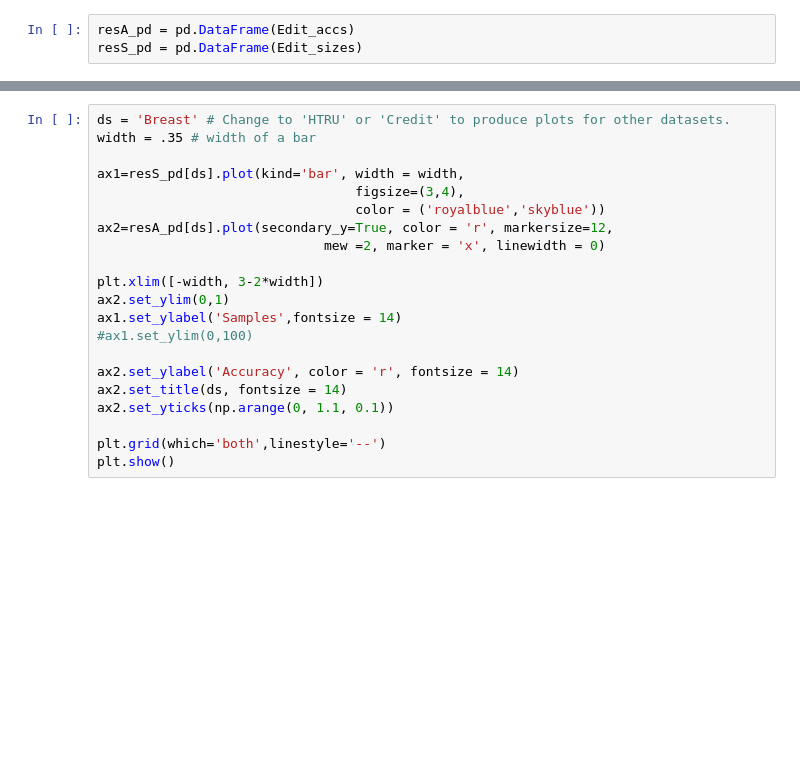
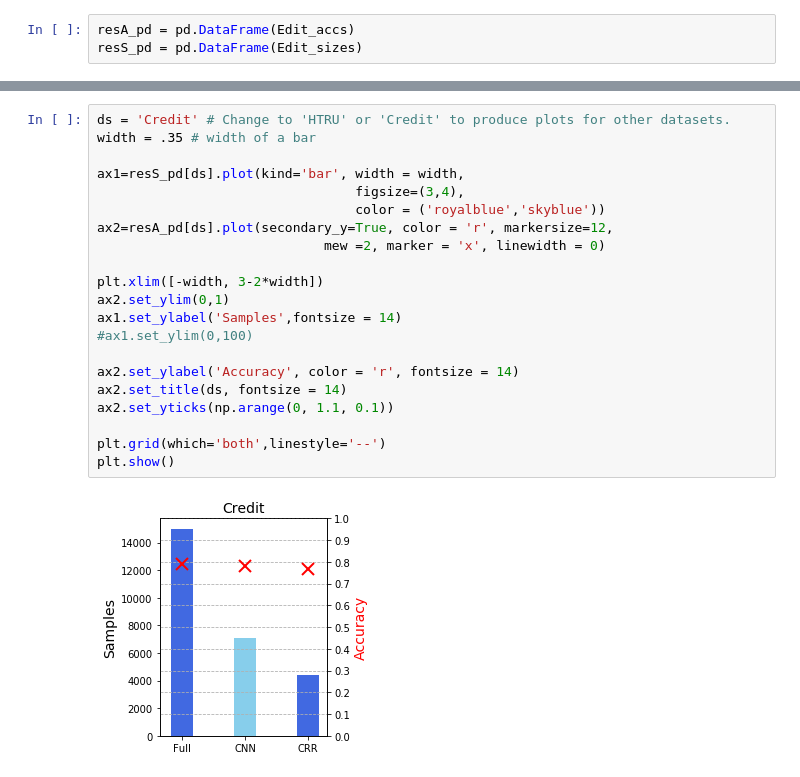
Before and after one commit to PadraigC/kNNTutorial, a Jupyter notebook: kNN-InstSel.ipynb, the cells around one changed output, grey strips where cells are left out. Drawn from its saved outputs; the diff is of its cells as text; blank space fills up the shorter version.

```diff
--- a/kNN-InstSel.ipynb
+++ b/kNN-InstSel.ipynb
@@ -178,21 +229,23 @@ resA_pd
 # %%
-ds = 'Breast' # Change to 'HTRU' or 'Credit' to produce plots for other datasets.
+ds = 'Credit' # Change to 'HTRU' or 'Credit' to produce plots for other datasets.
 width = .35 # width of a bar
 
 ax1=resS_pd[ds].plot(kind='bar', width = width,
                                  figsize=(3,4),
                                  color = ('royalblue','skyblue'))
 ax2=resA_pd[ds].plot(secondary_y=True, color = 'r', markersize=12,
                              mew =2, marker = 'x', linewidth = 0)
 
 plt.xlim([-width, 3-2*width])
 ax2.set_ylim(0,1)
 ax1.set_ylabel('Samples',fontsize = 14)
 #ax1.set_ylim(0,100)
 
 ax2.set_ylabel('Accuracy', color = 'r', fontsize = 14)
 ax2.set_title(ds, fontsize = 14)
 ax2.set_yticks(np.arange(0, 1.1, 0.1))
 
 plt.grid(which='both',linestyle='--')
 plt.show()
+# %% [output]
+[figure, added]
```
Also changed, not shown: parts of 13 cells of this notebook, 1 other file.
